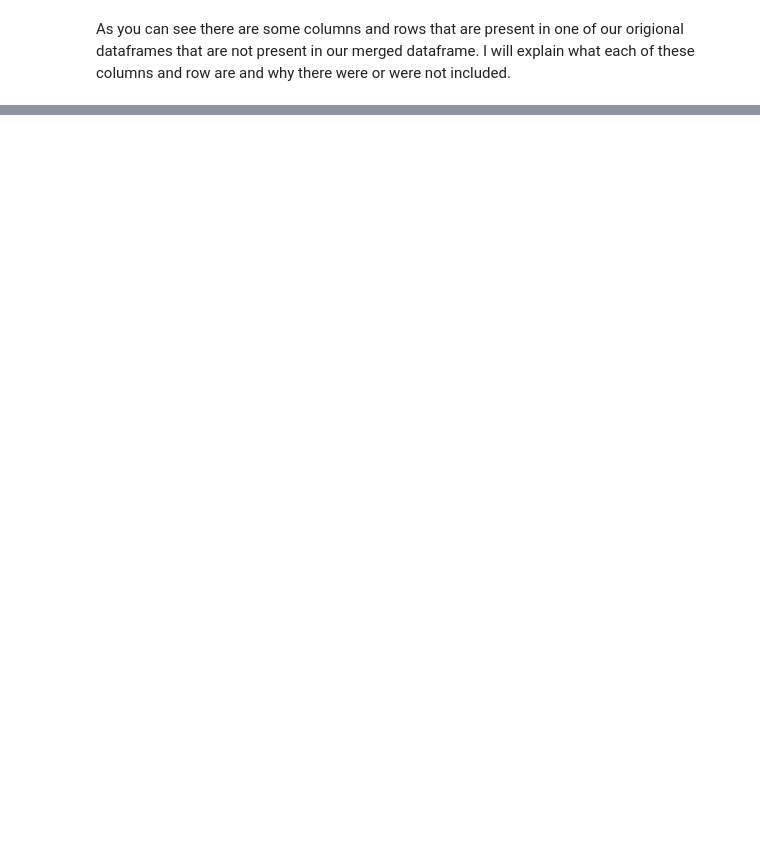
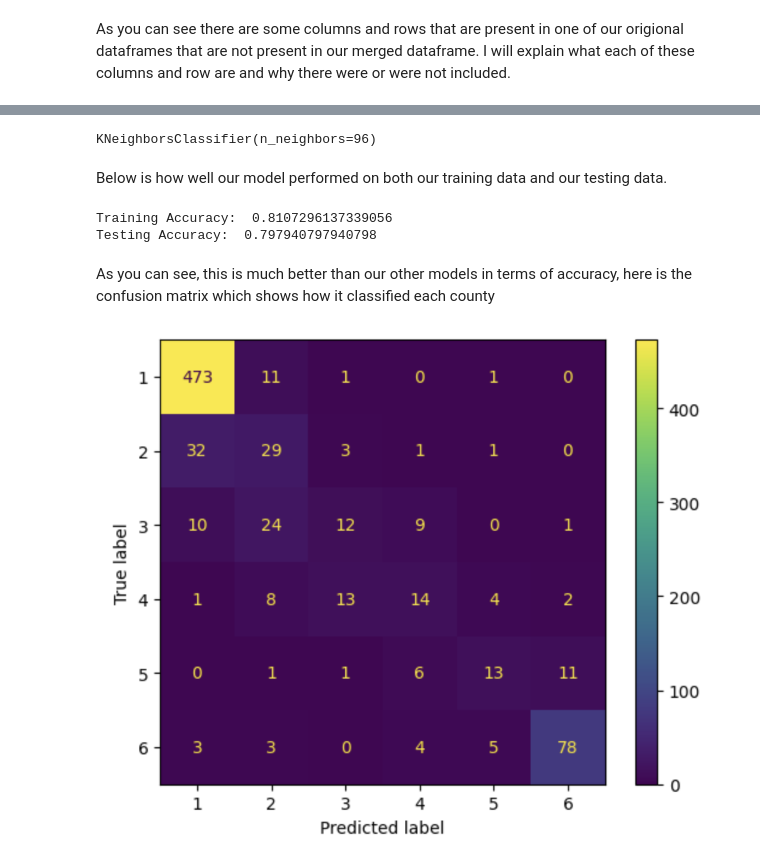
Before and after one commit to Nhunsick/project_3, a Jupyter notebook: Notebooks/Final_Notebook.ipynb, the cells around one changed output, grey strips where cells are left out. Cells and saved outputs as stored; diff of their text form; code cells hidden in the pictures; blank space fills up the shorter version.

```diff
--- a/Notebooks/Final_Notebook.ipynb
+++ b/Notebooks/Final_Notebook.ipynb
@@ -119,0 +174,20 @@ Other exclusions from the county data dataset include:
+# %%
+best_estimator
+# %% [output]
+KNeighborsClassifier(n_neighbors=96)
+# %% [markdown]
+Below is how well our model performed on both our training data and our testing data.
+# %%
+y_hat_test = best_estimator.predict(X_test_sc)
+y_hat_train = best_estimator.predict(X_train_sc)
+print('Training Accuracy: ', accuracy_score(y_train, y_hat_train))
+print('Testing Accuracy: ', accuracy_score(y_test, y_hat_test))
+# %% [output]
+Training Accuracy:  0.8107296137339056
+Testing Accuracy:  0.797940797940798
+# %% [markdown]
+As you can see, this is much better than our other models in terms of accuracy, here is the confusion matrix which shows how it classified each county
+# %%
+Image("../images/confusion_matrix.png")
+# %% [output]
+[figure, added]
```
Also changed, not shown: parts of 27 cells of this notebook.
